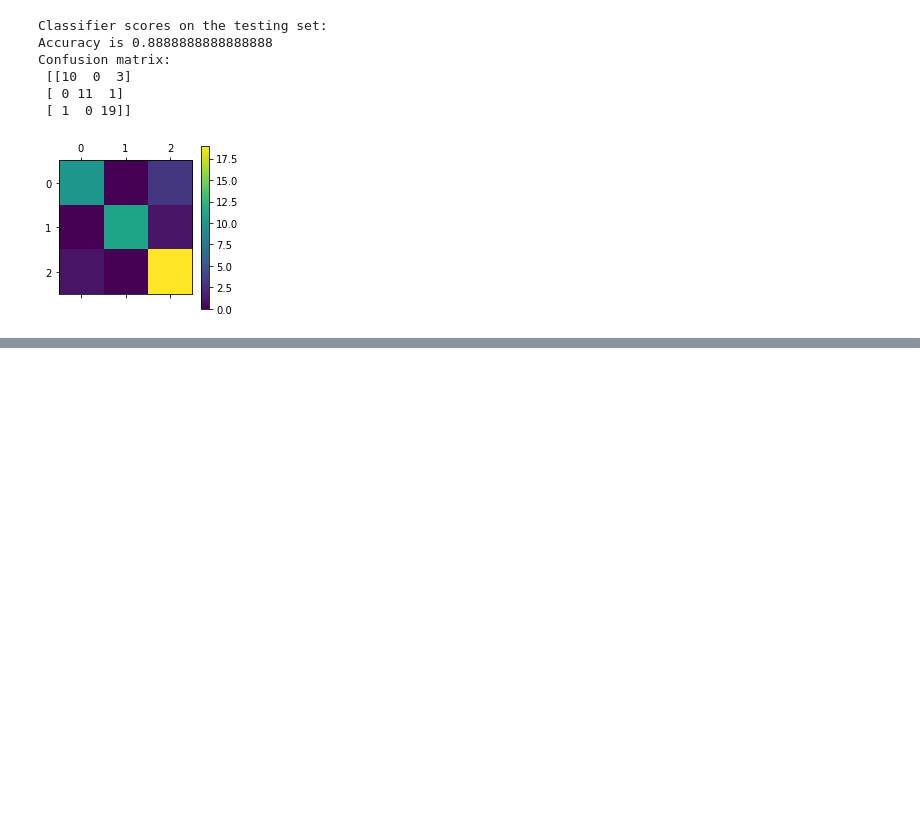
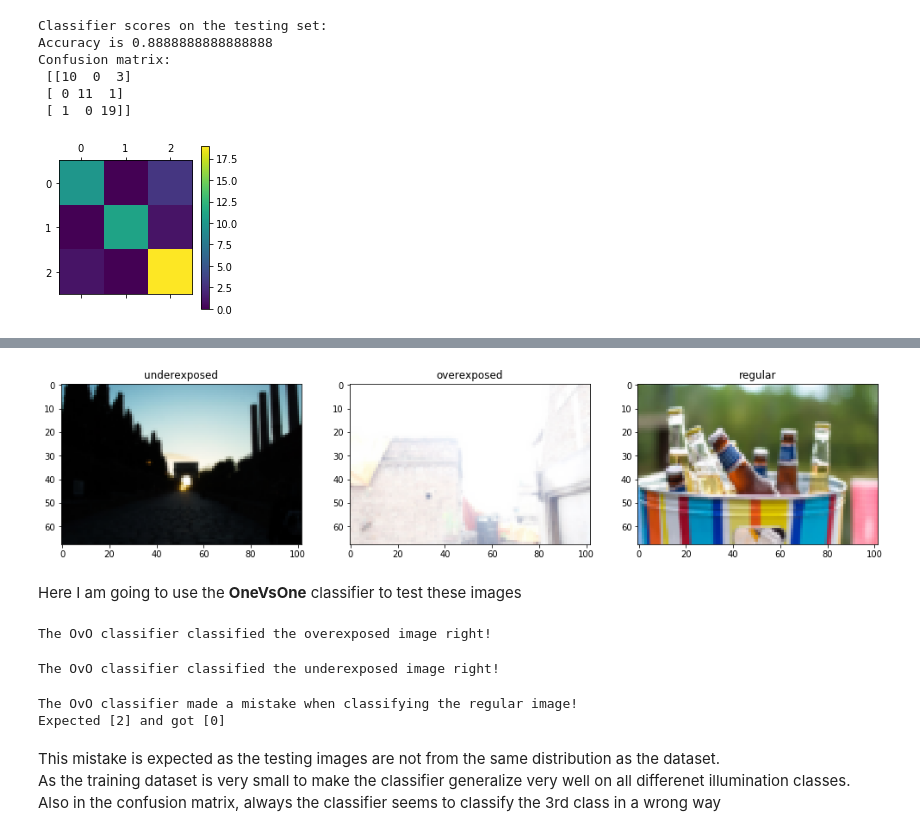
Before and after one commit to YahyaAlaaMassoud/CSI5139-CNNs, a Jupyter notebook: Assignment1/binary_classification.ipynb, the cells around one changed output, grey strips where cells are left out. Saved outputs shown, nothing was run; the diff lists cells and outputs as text; code cells hidden in the pictures; blank space fills up the shorter version.

```diff
--- a/Assignment1/binary_classification.ipynb
+++ b/Assignment1/binary_classification.ipynb
@@ -621,0 +632,60 @@ print(ovo_clf.predict([overexp_img]))
+# %%
+# Reading the data
+external_data_filenames = get_files_within_dir('test_images', '.jpg')
+external_data = read_images_from_files(external_images_filenames, 1., rgb=True, flatten=False)
+external_images = []
+# Resizing the data
+for image, _, _ in external_data:
+    image = skimage.transform.resize(image, (68, 102))
+    external_images.append(image)
+# Defining each image class
+overexp_image = external_images[0]
+reg_image = external_images[1]
+underexp_image = external_images[2]
+# Plotting them for visualization
+fig = plt.figure(figsize=(17, 17))
+fig.add_subplot(1, 3, 1)
+plot_image(underexp_image, title="underexposed")
+fig.add_subplot(1, 3, 2)
+plot_image(overexp_image, title="overexposed")
+fig.add_subplot(1, 3, 3)
+plot_image(reg_image, title="regular")
+# %% [output]
+[figure, added]
+# %% [markdown]
+Here I am going to use the **OneVsOne** classifier to test these images
+# %%
+y_expected = [0]
+y_pred = ovo_clf.predict([skimage.color.rgb2gray(overexp_image).flatten()])
+if (y_expected == y_pred):
+    print("The OvO classifier classified the overexposed image right!")
+else:
+    print("The OvO classifier made a mistake when classifying the overexposed image!")
+    print("Expected {0} and got {1}".format(y_expected, y_pred))
+# %% [output]
+The OvO classifier classified the overexposed image right!
+# %%
+y_expected = [1]
+y_pred = ovo_clf.predict([skimage.color.rgb2gray(underexp_image).flatten()])
+if (y_expected == y_pred):
+    print("The OvO classifier classified the underexposed image right!")
+else:
+    print("The OvO classifier made a mistake when classifying the underexposed image!")
+    print("Expected {0} and got {1}".format(y_expected, y_pred))
+# %% [output]
+The OvO classifier classified the underexposed image right!
+# %%
+y_expected = [2]
+y_pred = ovo_clf.predict([skimage.color.rgb2gray(reg_image).flatten()])
+if (y_expected == y_pred):
+    print("The OvO classifier classified the regular image right!")
+else:
+    print("The OvO classifier made a mistake when classifying the regular image!")
+    print("Expected {0} and got {1}".format(y_expected, y_pred))
+# %% [output]
+The OvO classifier made a mistake when classifying the regular image!
+Expected [2] and got [0]
+# %% [markdown]
+This mistake is expected as the testing images are not from the same distribution as the dataset. <br>
+As the training dataset is very small to make the classifier generalize very well on all differenet illumination classes. <br>
+Also in the confusion matrix, always the classifier seems to classify the 3rd class in a wrong way
```
Also changed, not shown: parts of 46 cells of this notebook.
